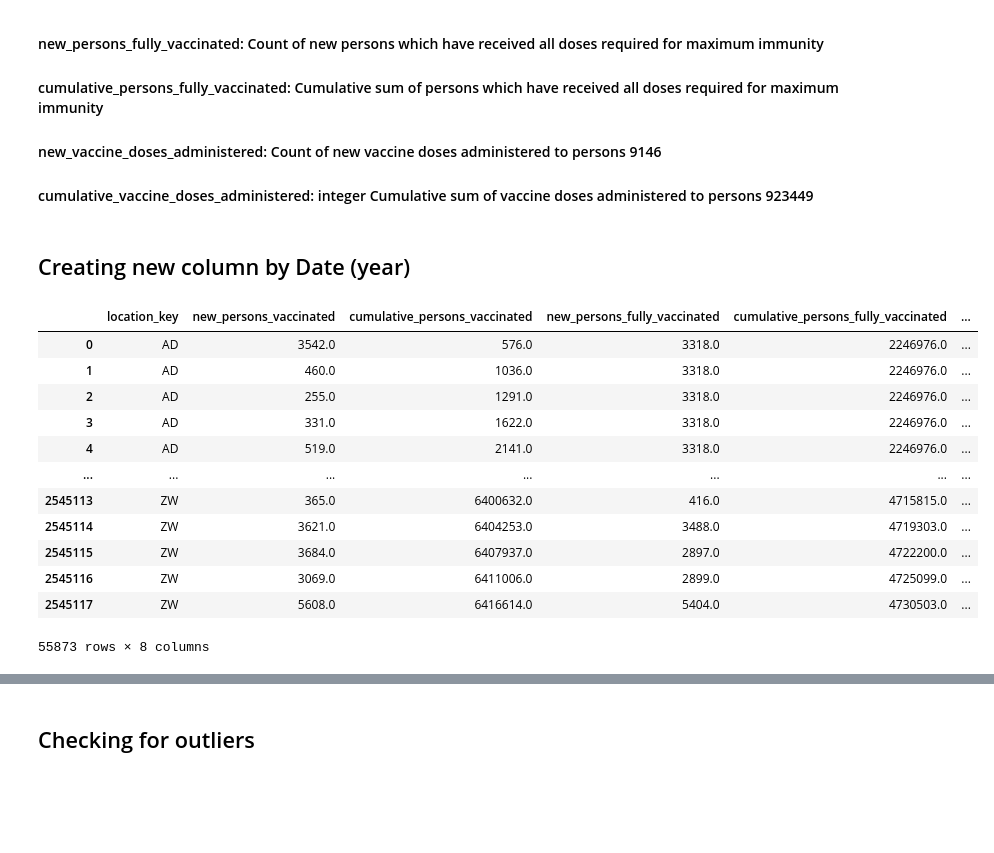
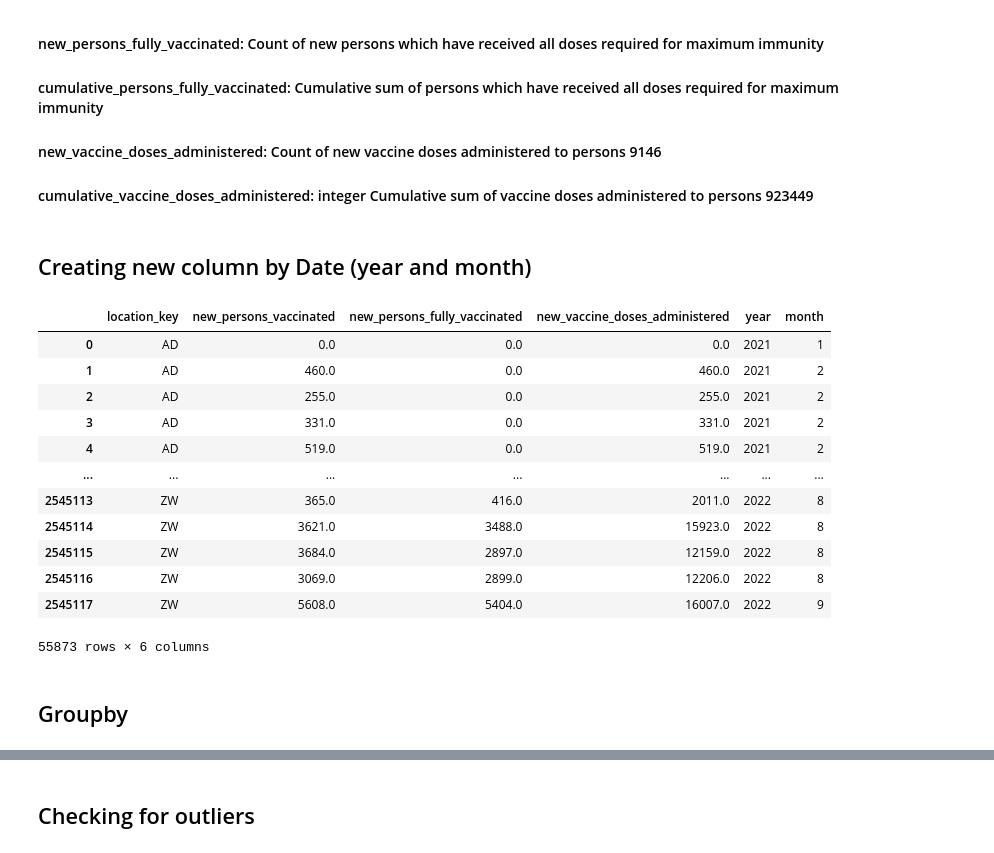
Before and after one commit to DenniseMc/cpsc_project, a Jupyter notebook: project vaccination.ipynb, the cells around one changed output, grey strips where cells are left out. Saved outputs shown, nothing was run; the diff lists cells and outputs as text; code cells hidden in the pictures; blank space fills up the shorter version.

```diff
--- a/project vaccination.ipynb
+++ b/project vaccination.ipynb
@@ -125,7 +125,8 @@ columns_to_drop = ['new_persons_vaccinated_pfizer', 'cumulative_persons_vaccinat
        'new_persons_fully_vaccinated_sinovac',
        'total_persons_fully_vaccinated_sinovac',
        'new_vaccine_doses_administered_sinovac',
-       'total_vaccine_doses_administered_sinovac']
+       'total_vaccine_doses_administered_sinovac', 'cumulative_persons_vaccinated',
+        'cumulative_persons_fully_vaccinated','cumulative_vaccine_doses_administered']
 vaccinations = vaccinations.drop(columns=columns_to_drop)
 # %%
 vaccinations
@@ -149,18 +150,11 @@ vaccinations
-# %%
-mean_value_new_persons_vaccinated = vaccinations['new_persons_vaccinated'].median()
-vaccinations['new_persons_vaccinated'].fillna(mean_value_new_persons_vaccinated, inplace=True)
-
-mean_value_cumulative_persons_vaccinated = vaccinations['cumulative_persons_vaccinated'].median()
-vaccinations['cumulative_persons_vaccinated'].fillna(mean_value_cumulative_persons_vaccinated, inplace=True)
-
-mean_value_new_persons_fully_vaccinated = vaccinations['new_persons_fully_vaccinated'].median()
-vaccinations['new_persons_fully_vaccinated'].fillna(mean_value_new_persons_fully_vaccinated, inplace=True)
-
-mean_value_cumulative_persons_fully_vaccinated = vaccinations['cumulative_persons_fully_vaccinated'].median()
-vaccinations['cumulative_persons_fully_vaccinated'].fillna(mean_value_cumulative_persons_fully_vaccinated, inplace=True)
-
-mean_value_new_vaccine_doses_administered = vaccinations['new_vaccine_doses_administered'].median()
-vaccinations['new_vaccine_doses_administered'].fillna(mean_value_new_vaccine_doses_administered, inplace=True)
-
-mean_value_cumulative_vaccine_doses_administered = vaccinations['cumulative_vaccine_doses_administered'].median()
-vaccinations['cumulative_vaccine_doses_administered'].fillna(mean_value_cumulative_vaccine_doses_administered, inplace=True)
+# %%
+
+columns_to_fill = [
+    'new_persons_vaccinated',
+    'new_vaccine_doses_administered',
+    'new_persons_fully_vaccinated',
+
+]
+
+vaccinations[columns_to_fill] = vaccinations[columns_to_fill].fillna(0)
+vaccinations
@@ -175,23 +183,26 @@ vaccinations['cumulative_vaccine_doses_administered'].fillna(mean_value_cumulati
 #### new_vaccine_doses_administered: Count of new vaccine doses administered to persons	9146
 #### cumulative_vaccine_doses_administered: integer	Cumulative sum of vaccine doses administered to persons	923449
 # %% [markdown]
-## Creating new column by Date (year)
+## Creating new column by Date (year and month)
 # %%
 vaccinations['date'] = pd.to_datetime(vaccinations['date'])
 vaccinations['year'] = vaccinations['date'].dt.year
+vaccinations['month'] = vaccinations['date'].dt.month
 vaccinations = vaccinations.drop(columns = ["date"])
 vaccinations
 # %% [output]
-|  | location_key | new_persons_vaccinated | cumulative_persons_vaccinated | new_persons_fully_vaccinated | cumulative_persons_fully_vaccinated | ... |
-| 0 | AD | 3542.0 | 576.0 | 3318.0 | 2246976.0 | ... |
-| 1 | AD | 460.0 | 1036.0 | 3318.0 | 2246976.0 | ... |
-| 2 | AD | 255.0 | 1291.0 | 3318.0 | 2246976.0 | ... |
-| 3 | AD | 331.0 | 1622.0 | 3318.0 | 2246976.0 | ... |
-| 4 | AD | 519.0 | 2141.0 | 3318.0 | 2246976.0 | ... |
+|  | location_key | new_persons_vaccinated | new_persons_fully_vaccinated | new_vaccine_doses_administered | year | month |
+| 0 | AD | 0.0 | 0.0 | 0.0 | 2021 | 1 |
+| 1 | AD | 460.0 | 0.0 | 460.0 | 2021 | 2 |
+| 2 | AD | 255.0 | 0.0 | 255.0 | 2021 | 2 |
+| 3 | AD | 331.0 | 0.0 | 331.0 | 2021 | 2 |
+| 4 | AD | 519.0 | 0.0 | 519.0 | 2021 | 2 |
 | ... | ... | ... | ... | ... | ... | ... |
-| 2545113 | ZW | 365.0 | 6400632.0 | 416.0 | 4715815.0 | ... |
-| 2545114 | ZW | 3621.0 | 6404253.0 | 3488.0 | 4719303.0 | ... |
-| 2545115 | ZW | 3684.0 | 6407937.0 | 2897.0 | 4722200.0 | ... |
-| 2545116 | ZW | 3069.0 | 6411006.0 | 2899.0 | 4725099.0 | ... |
-| 2545117 | ZW | 5608.0 | 6416614.0 | 5404.0 | 4730503.0 | ... |
+| 2545113 | ZW | 365.0 | 416.0 | 2011.0 | 2022 | 8 |
+| 2545114 | ZW | 3621.0 | 3488.0 | 15923.0 | 2022 | 8 |
+| 2545115 | ZW | 3684.0 | 2897.0 | 12159.0 | 2022 | 8 |
+| 2545116 | ZW | 3069.0 | 2899.0 | 12206.0 | 2022 | 8 |
+| 2545117 | ZW | 5608.0 | 5404.0 | 16007.0 | 2022 | 9 |
-55873 rows × 8 columns
+55873 rows × 6 columns
+# %% [markdown]
+## Groupby
```
Also changed, not shown: parts of 10 cells of this notebook.
